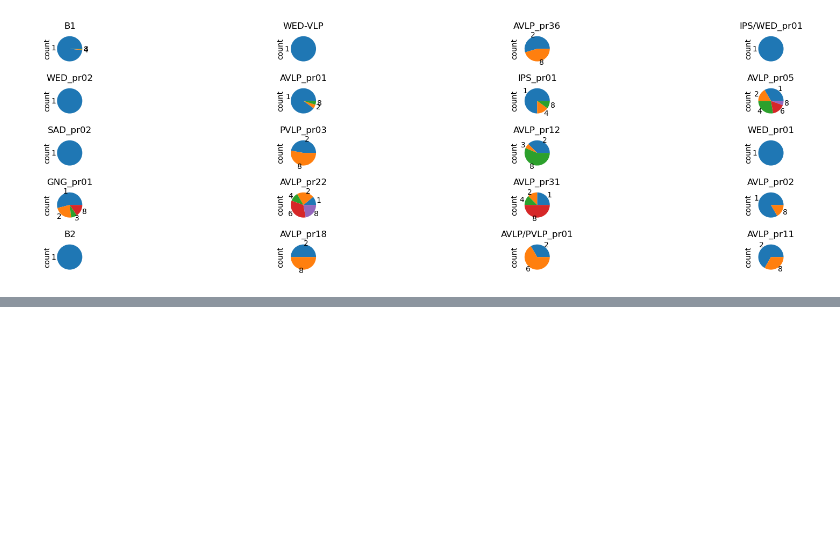
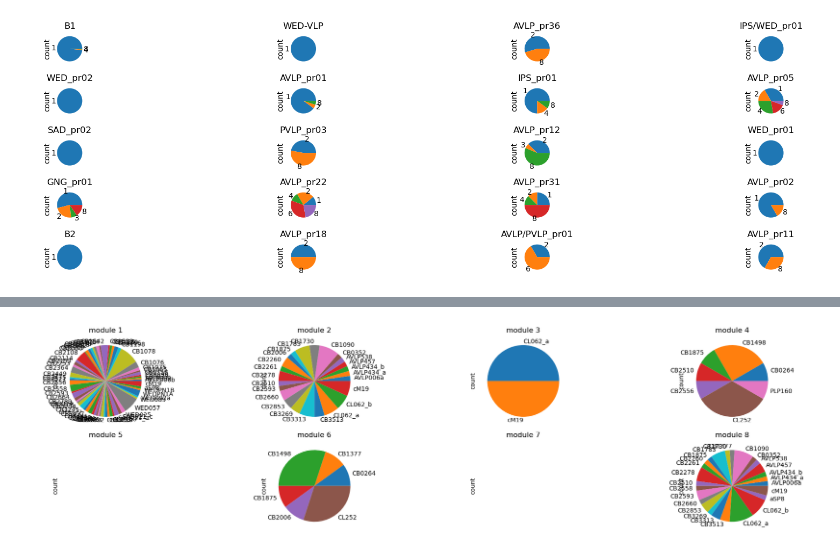
Before and after one commit to Gutierrez-lab/auditory-analysis, a Jupyter notebook: modularity_dataframe.ipynb, the cells around one changed output, grey strips where cells are left out. Drawn from its saved outputs; the diff is of its cells as text; code cells hidden in the pictures; blank space fills up the shorter version.

Commit message:
pie charts by other cell type labels

```diff
--- a/modularity_dataframe.ipynb
+++ b/modularity_dataframe.ipynb
@@ -337,0 +351,3 @@ i%9
+# %%
+tuned_auditory = merged_auditory[merged_auditory['preference'].notna()]
+tuned_auditory
@@ -337,0 +400,18 @@ i%9
+# %%
+# pie chart of Neuropils/cell type within each module
+
+# include the NaN values
+#merged_auditory_NaN = merged_auditory['Neuropils'].fillna('NaN', inplace=True)
+
+fig, ax = plt.subplots(2, 4, figsize=(20, 5))
+tuned_auditory[tuned_auditory['0.0']==1].value_counts('primary_type').sort_index().plot(kind='pie', ax=ax[0, 0], title='module 1')
+tuned_auditory[tuned_auditory['0.0']==2].value_counts('primary_type').sort_index().plot(kind='pie', ax=ax[0, 1], title='module 2')
+tuned_auditory[tuned_auditory['0.0']==3].value_counts('primary_type').sort_index().plot(kind='pie', ax=ax[0, 2], title='module 3')
+tuned_auditory[tuned_auditory['0.0']==4].value_counts('primary_type').sort_index().plot(kind='pie', ax=ax[0, 3], title='module 4')
+tuned_auditory[tuned_auditory['0.0']==5].value_counts('primary_type').sort_index().plot(kind='pie', ax=ax[1, 0], title='module 5')
+tuned_auditory[tuned_auditory['0.0']==6].value_counts('primary_type').sort_index().plot(kind='pie', ax=ax[1, 1], title='module 6')
+tuned_auditory[tuned_auditory['0.0']==7].value_counts('primary_type').sort_index().plot(kind='pie', ax=ax[1, 2], title='module 7')
+tuned_auditory[tuned_auditory['0.0']==8].value_counts('primary_type').sort_index().plot(kind='pie', ax=ax[1, 3], title='module 8')
+plt.tight_layout()
+# %% [output]
+[figure, added]
```
Also changed, not shown: parts of 20 cells of this notebook, 3 other files.
